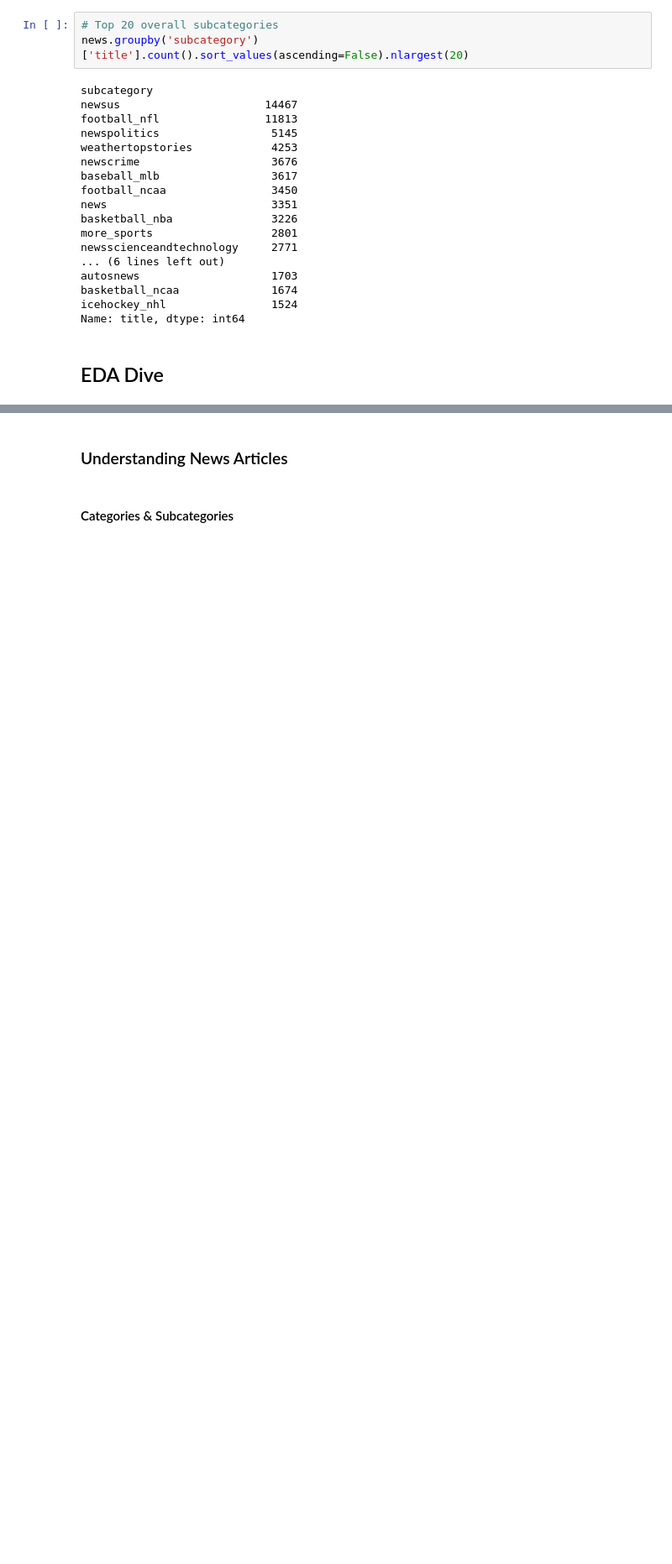
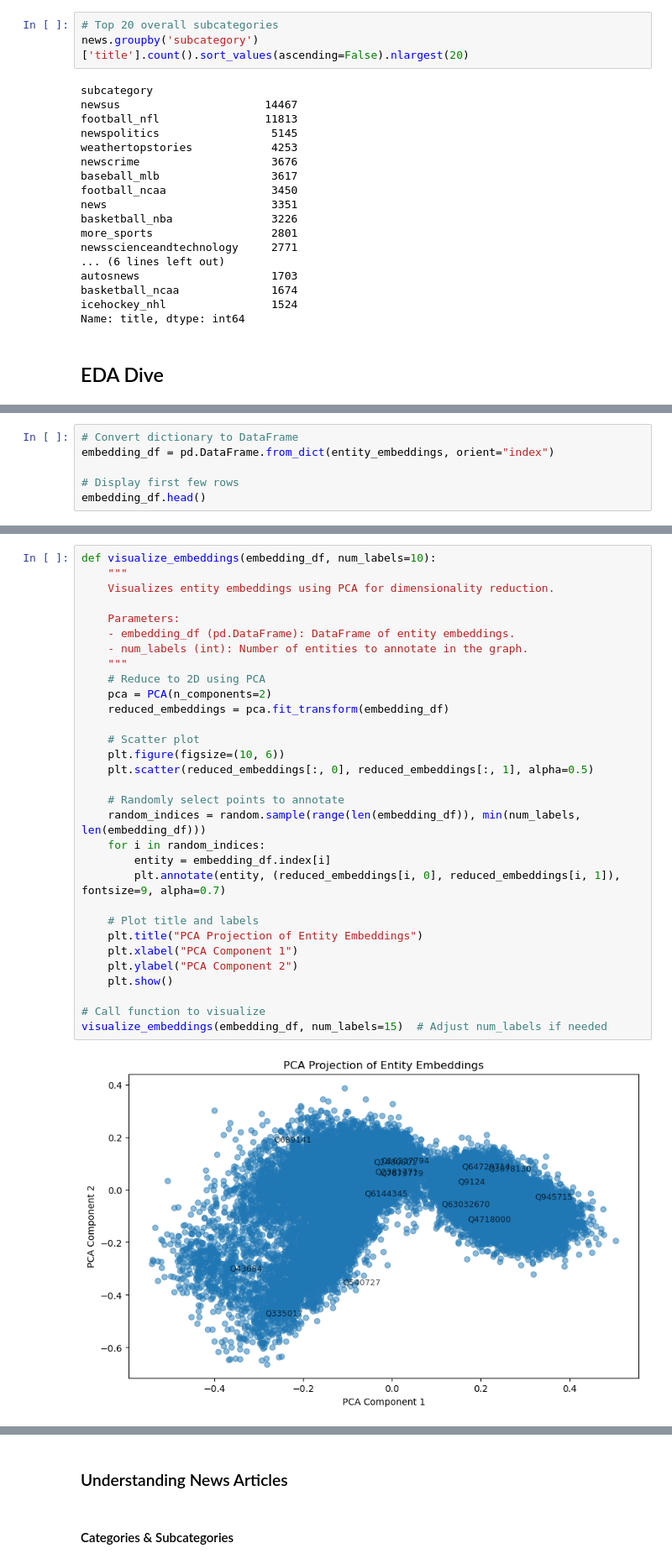
Before and after one commit to HugoDulce/Microsoft_Capstone_Project, a Jupyter notebook: EDA_v2.ipynb, the cells around one changed output, grey strips where cells are left out. Shown at 84% size. Drawn from its saved outputs; the diff is of its cells as text; blank space fills up the shorter version.

```diff
--- a/EDA_v2.ipynb
+++ b/EDA_v2.ipynb
@@ -336,0 +454,6 @@ behaviours_graph = behaviours.copy()
+# %%
+# Convert dictionary to DataFrame
+embedding_df = pd.DataFrame.from_dict(entity_embeddings, orient="index")
+
+# Display first few rows
+embedding_df.head()
@@ -336,0 +477,33 @@ behaviours_graph = behaviours.copy()
+# %%
+def visualize_embeddings(embedding_df, num_labels=10):
+    """
+    Visualizes entity embeddings using PCA for dimensionality reduction.
+
+    Parameters:
+    - embedding_df (pd.DataFrame): DataFrame of entity embeddings.
+    - num_labels (int): Number of entities to annotate in the graph.
+    """
+    # Reduce to 2D using PCA
+    pca = PCA(n_components=2)
+    reduced_embeddings = pca.fit_transform(embedding_df)
+
+    # Scatter plot
+    plt.figure(figsize=(10, 6))
+    plt.scatter(reduced_embeddings[:, 0], reduced_embeddings[:, 1], alpha=0.5)
+
+    # Randomly select points to annotate
+    random_indices = random.sample(range(len(embedding_df)), min(num_labels, len(embedding_df)))
+    for i in random_indices:
+        entity = embedding_df.index[i]
+        plt.annotate(entity, (reduced_embeddings[i, 0], reduced_embeddings[i, 1]), fontsize=9, alpha=0.7)
+
+    # Plot title and labels
+    plt.title("PCA Projection of Entity Embeddings")
+    plt.xlabel("PCA Component 1")
+    plt.ylabel("PCA Component 2")
+    plt.show()
+
+# Call function to visualize
+visualize_embeddings(embedding_df, num_labels=15)  # Adjust num_labels if needed
+# %% [output]
+[figure, added]
```
Also changed, not shown: parts of 24 cells of this notebook.
